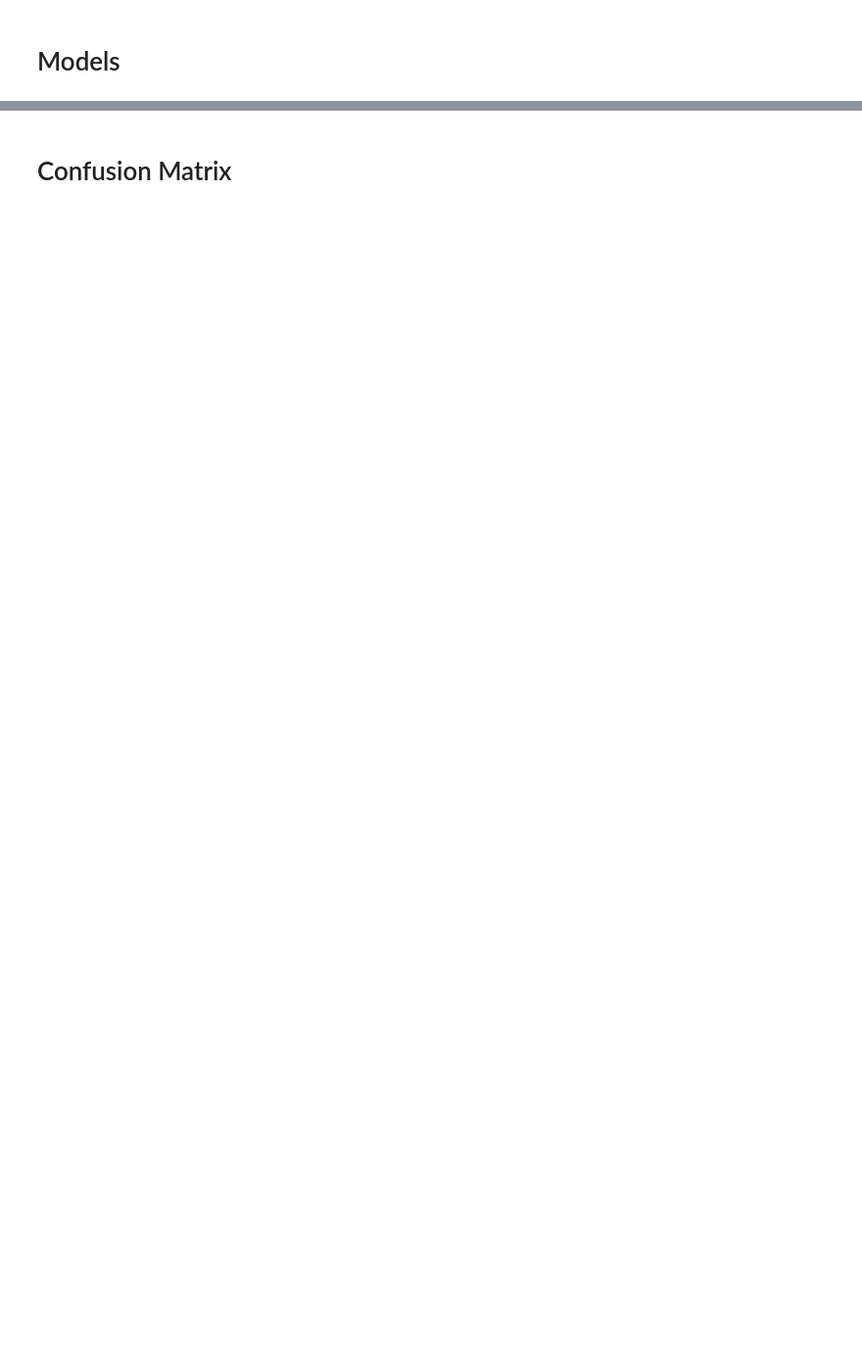
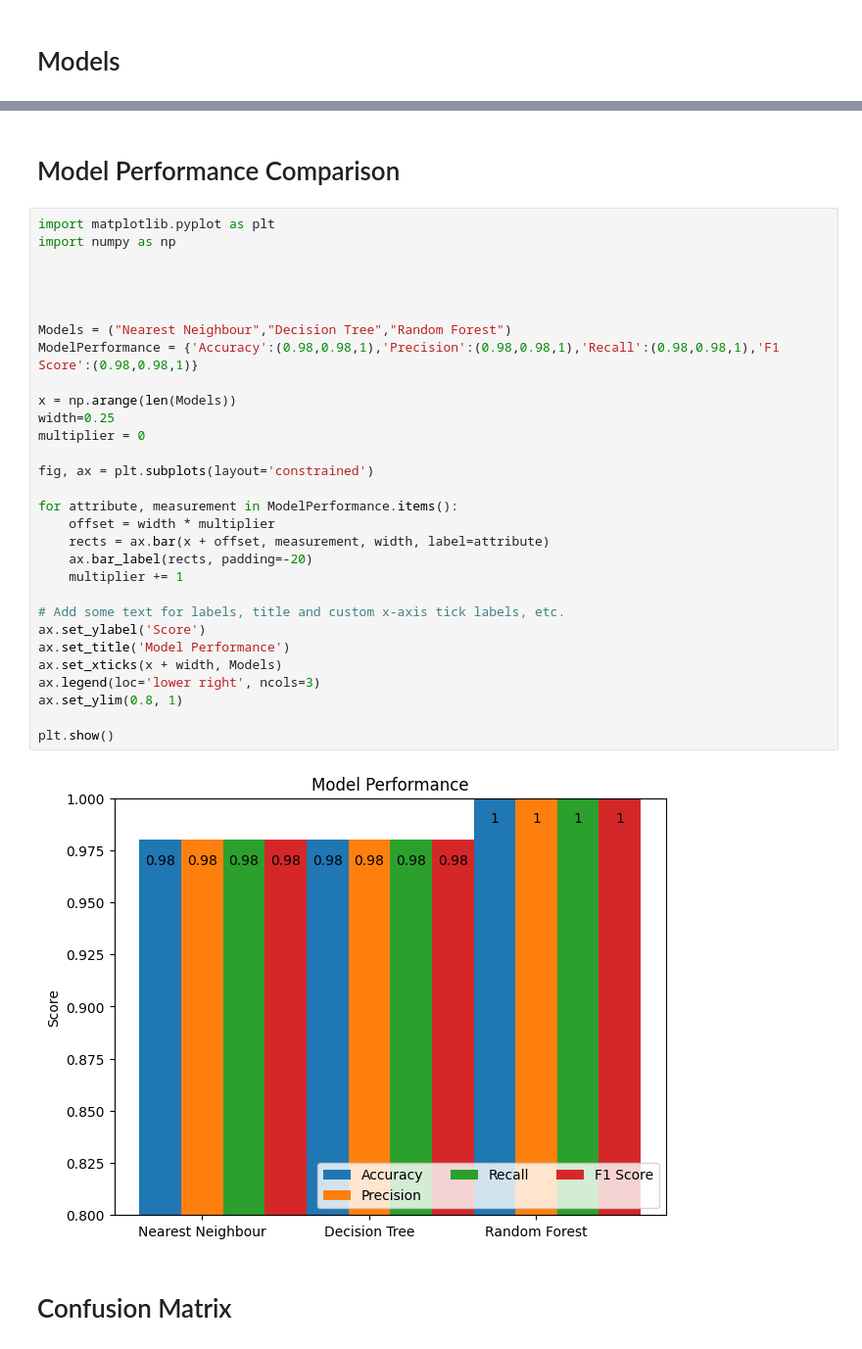
Before and after one commit to LikeMattorSomething/FutureTalentsProjects, a Jupyter notebook: GraceDataMLTests_V2.ipynb, the cells around one changed output, grey strips where cells are left out. Shown at 98% size. Saved outputs shown, nothing was run; the diff lists cells and outputs as text; blank space fills up the shorter version.

```diff
--- a/GraceDataMLTests_V2.ipynb
+++ b/GraceDataMLTests_V2.ipynb
@@ -124,3 +155,37 @@ F1 score
+# %% [markdown]
+# Model Performance Comparison
+# %%
+import matplotlib.pyplot as plt
+import numpy as np
+
+
+
+
+Models = ("Nearest Neighbour","Decision Tree","Random Forest")
+ModelPerformance = {'Accuracy':(0.98,0.98,1),'Precision':(0.98,0.98,1),'Recall':(0.98,0.98,1),'F1 Score':(0.98,0.98,1)}
+
+x = np.arange(len(Models))
+width=0.25
+multiplier = 0
+
+fig, ax = plt.subplots(layout='constrained')
+
+for attribute, measurement in ModelPerformance.items():
+    offset = width * multiplier
+    rects = ax.bar(x + offset, measurement, width, label=attribute)
+    ax.bar_label(rects, padding=-20)
+    multiplier += 1
+
+# Add some text for labels, title and custom x-axis tick labels, etc.
+ax.set_ylabel('Score')
+ax.set_title('Model Performance')
+ax.set_xticks(x + width, Models)
+ax.legend(loc='lower right', ncols=3)
+ax.set_ylim(0.8, 1)
+
+plt.show()
+# %% [output]
+[figure, added]
 # %% [markdown]
 # Confusion Matrix
 # %%
```
Also changed, not shown: parts of 7 cells of this notebook.
